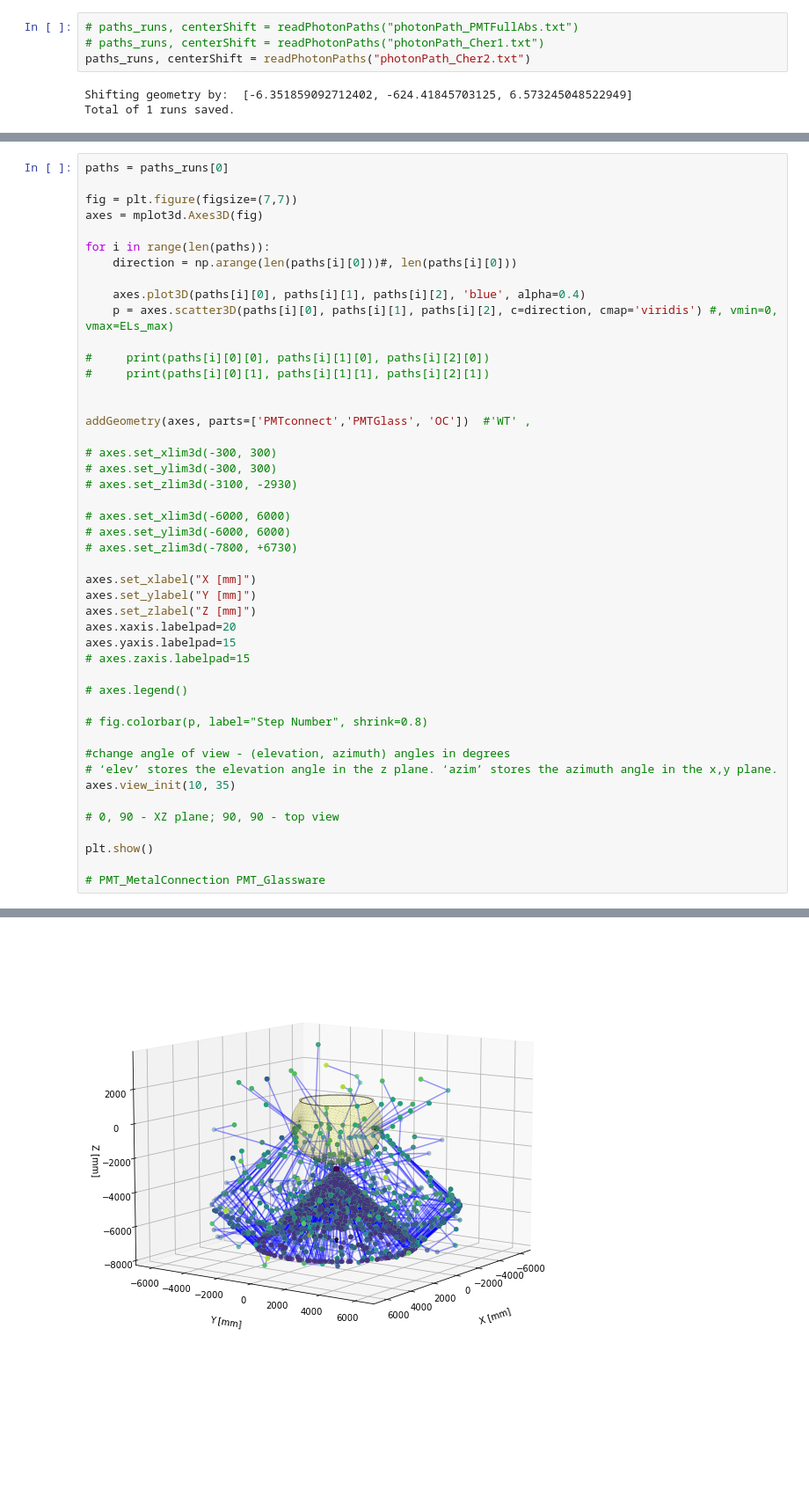
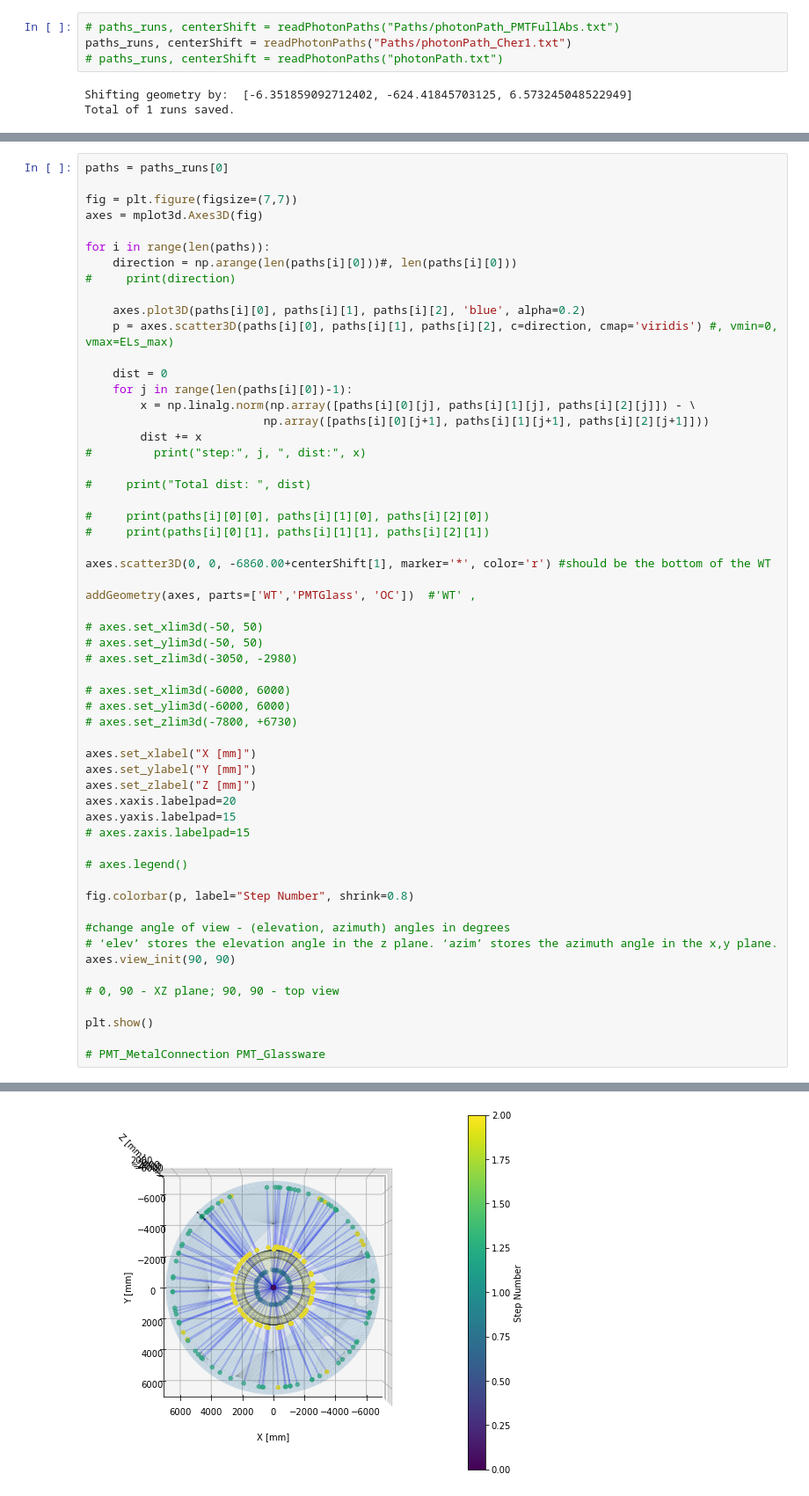
Before and after one commit to eklem1/OD_work, a Jupyter notebook: Plotting.ipynb, the cells around one changed output, grey strips where cells are left out. Shown at 88% size. Cells and saved outputs as stored; diff of their text form; blank space fills up the shorter version.

Commit message:
organised paths

```diff
--- a/Plotting.ipynb
+++ b/Plotting.ipynb
@@ -44,9 +44,9 @@ def readPhotonPaths(filename):
     print("Total of {} runs saved.".format(len(paths_runs)))
     return paths_runs, centerSh
 # %%
-# paths_runs, centerShift = readPhotonPaths("photonPath_PMTFullAbs.txt")
-# paths_runs, centerShift = readPhotonPaths("photonPath_Cher1.txt")
-paths_runs, centerShift = readPhotonPaths("photonPath_Cher2.txt")
+# paths_runs, centerShift = readPhotonPaths("Paths/photonPath_PMTFullAbs.txt")
+paths_runs, centerShift = readPhotonPaths("Paths/photonPath_Cher1.txt")
+# paths_runs, centerShift = readPhotonPaths("photonPath.txt")
 # %% [output]
 Shifting geometry by:  [-6.351859092712402, -624.41845703125, 6.573245048522949]
 Total of 1 runs saved.
@@ -131,19 +131,30 @@ axes = mplot3d.Axes3D(fig)
 
 for i in range(len(paths)):
     direction = np.arange(len(paths[i][0]))#, len(paths[i][0]))
+#     print(direction)
 
-    axes.plot3D(paths[i][0], paths[i][1], paths[i][2], 'blue', alpha=0.4)
+    axes.plot3D(paths[i][0], paths[i][1], paths[i][2], 'blue', alpha=0.2)
     p = axes.scatter3D(paths[i][0], paths[i][1], paths[i][2], c=direction, cmap='viridis') #, vmin=0, vmax=ELs_max)
+
+    dist = 0
+    for j in range(len(paths[i][0])-1):
+        x = np.linalg.norm(np.array([paths[i][0][j], paths[i][1][j], paths[i][2][j]]) - \
+                          np.array([paths[i][0][j+1], paths[i][1][j+1], paths[i][2][j+1]]))
+        dist += x
+#         print("step:", j, ", dist:", x)
+
+#     print("Total dist: ", dist)
 
 #     print(paths[i][0][0], paths[i][1][0], paths[i][2][0])
 #     print(paths[i][0][1], paths[i][1][1], paths[i][2][1])
 
+axes.scatter3D(0, 0, -6860.00+centerShift[1], marker='*', color='r') #should be the bottom of the WT
 
-addGeometry(axes, parts=['PMTconnect','PMTGlass', 'OC'])  #'WT' ,
+addGeometry(axes, parts=['WT','PMTGlass', 'OC'])  #'WT' ,
 
-# axes.set_xlim3d(-300, 300)
-# axes.set_ylim3d(-300, 300)
-# axes.set_zlim3d(-3100, -2930)
+# axes.set_xlim3d(-50, 50)
+# axes.set_ylim3d(-50, 50)
+# axes.set_zlim3d(-3050, -2980)
 
 # axes.set_xlim3d(-6000, 6000)
 # axes.set_ylim3d(-6000, 6000)
@@ -158,11 +169,11 @@ axes.yaxis.labelpad=15
 
 # axes.legend()
 
-# fig.colorbar(p, label="Step Number", shrink=0.8)
+fig.colorbar(p, label="Step Number", shrink=0.8)
 
 #change angle of view - (elevation, azimuth) angles in degrees
 # ‘elev’ stores the elevation angle in the z plane. ‘azim’ stores the azimuth angle in the x,y plane.
-axes.view_init(10, 35)
+axes.view_init(90, 90)
 
 # 0, 90 - XZ plane; 90, 90 - top view
 
@@ -190,4 +184,4 @@ plt.show()
-[figure, old version]
+[figure, new version]
 # %%
 fig = plt.figure(figsize=(7,7))
 axes = mplot3d.Axes3D(fig)
```
Also changed, not shown: parts of 4 cells of this notebook, 11 other files.
